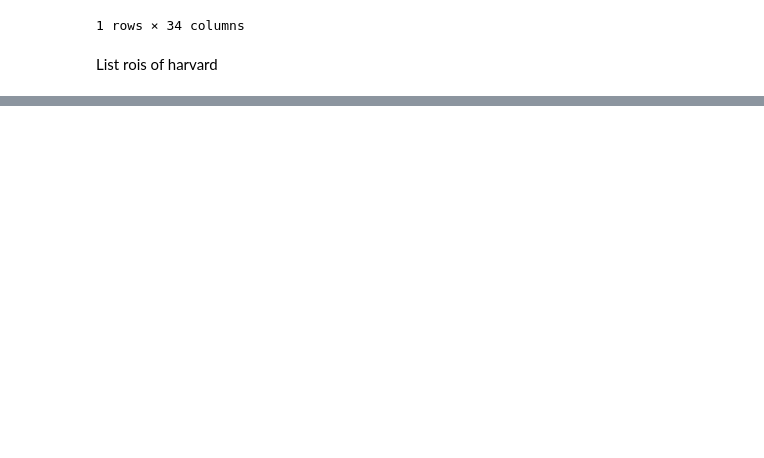
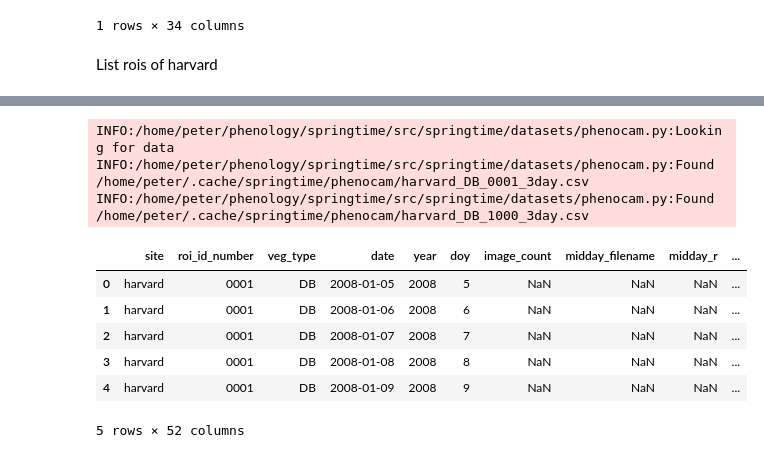
Before and after one commit to phenology/springtime, a Jupyter notebook: docs/user_guide/datasets/phenocam.ipynb, the cells around one changed output, grey strips where cells are left out. Saved outputs shown, nothing was run; the diff lists cells and outputs as text; code cells hidden in the pictures; blank space fills up the shorter version.

Commit message:
add tests for phenocam

```diff
--- a/docs/user_guide/datasets/phenocam.ipynb
+++ b/docs/user_guide/datasets/phenocam.ipynb
@@ -35,5 +32,5 @@ rois[rois.site == "harvard"]
 # %%
 # Use $ in site name to get an exact match
-dataset = PhenocamrSite(site="harvard$", years=(2010, 2015))
-dataset
+dataset = Phenocam(site="harvard$", years=(2010, 2015))
+print(dataset)
 # %% [output]
@@ -40,0 +55,14 @@ PhenocamrSite(dataset='phenocam', years=YearRange(start=2010, end=2015), site='h
+# %%
+df = dataset.raw_load()
+df.head()
+# %% [output]
+INFO:/home/peter/phenology/springtime/src/springtime/datasets/phenocam.py:Looking for data
+INFO:/home/peter/phenology/springtime/src/springtime/datasets/phenocam.py:Found /home/peter/.cache/springtime/phenocam/harvard_DB_0001_3day.csv
+INFO:/home/peter/phenology/springtime/src/springtime/datasets/phenocam.py:Found /home/peter/.cache/springtime/phenocam/harvard_DB_1000_3day.csv
+|  | site | roi_id_number | veg_type | date | year | doy | image_count | midday_filename | midday_r | ... |
+| 0 | harvard | 0001 | DB | 2008-01-05 | 2008 | 5 | NaN | NaN | NaN | ... |
+| 1 | harvard | 0001 | DB | 2008-01-06 | 2008 | 6 | NaN | NaN | NaN | ... |
+| 2 | harvard | 0001 | DB | 2008-01-07 | 2008 | 7 | NaN | NaN | NaN | ... |
+| 3 | harvard | 0001 | DB | 2008-01-08 | 2008 | 8 | NaN | NaN | NaN | ... |
+| 4 | harvard | 0001 | DB | 2008-01-09 | 2008 | 9 | NaN | NaN | NaN | ... |
+5 rows × 52 columns
```
Also changed, not shown: parts of 16 cells of this notebook, 7 other files.
